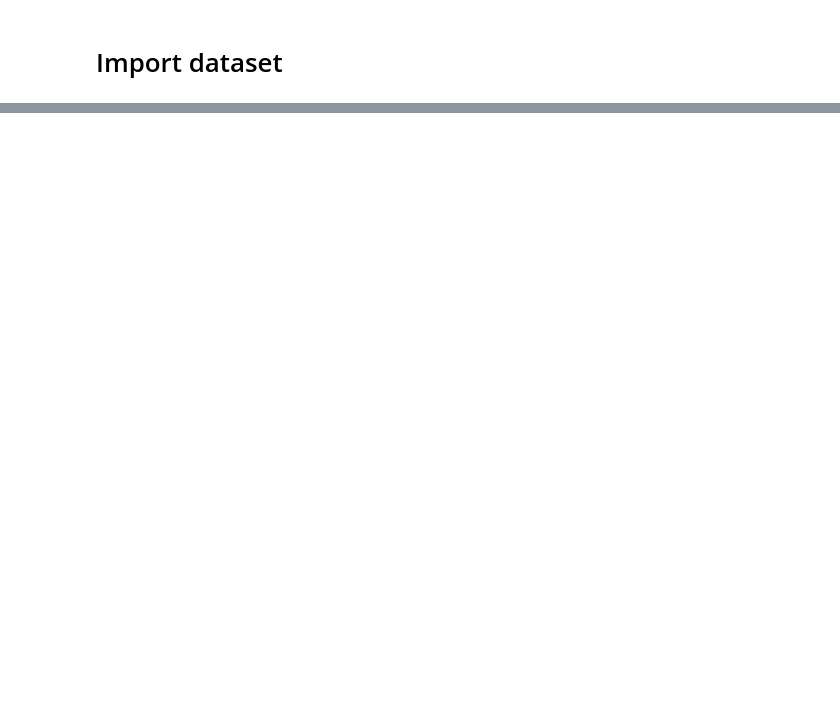
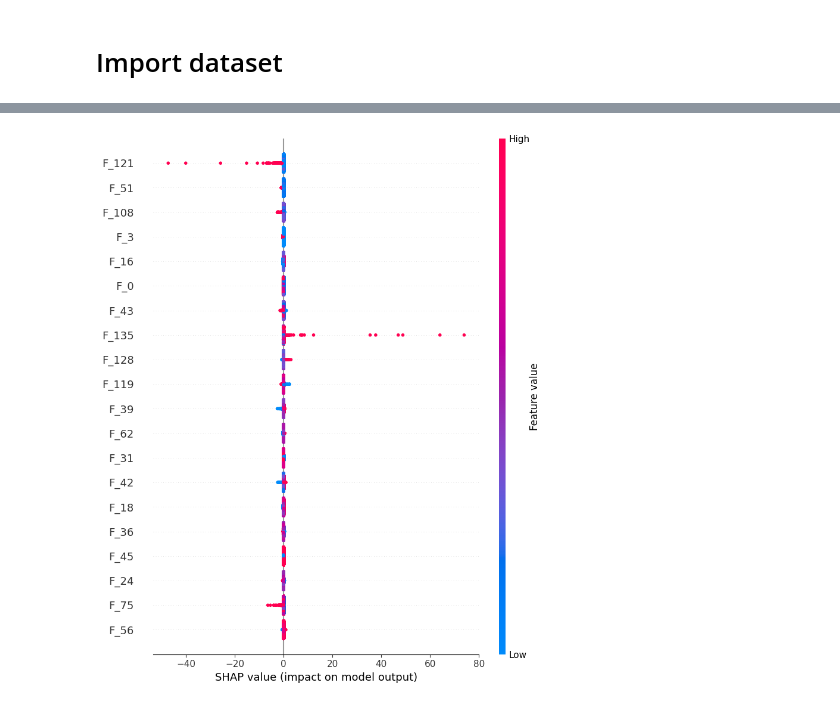
Before and after one commit to cpj97/MDS_thesis, a Jupyter notebook: Code/regularization.ipynb, the cells around one changed output, grey strips where cells are left out. Drawn from its saved outputs; the diff is of its cells as text; code cells hidden in the pictures; blank space fills up the shorter version.

```diff
--- a/Code/regularization.ipynb
+++ b/Code/regularization.ipynb
@@ -123,0 +558,17 @@ for epoch in range(num_epochs):
+# %%
+import zipfile
+import os
+
+# Define file names
+csv_filename = "../final_df.csv"
+zip_filename = "../final_df.zip"
+
+# Extract the CSV file from the ZIP
+with zipfile.ZipFile(zip_filename, 'r') as zipf:
+    zipf.extract(csv_filename)
+
+# Read the CSV file into a DataFrame
+final_df = pd.read_csv("final_df.csv")
+
+# Delete the extracted CSV file after reading
+os.remove("final_df.csv")
@@ -123,0 +745,29 @@ for epoch in range(num_epochs):
+# %%
+import shap
+import matplotlib.pyplot as plt
+from sklearn.linear_model import Lasso
+
+# Extract feature names correctly
+if isinstance(X1, pd.DataFrame):
+    feature_names = poly.get_feature_names_out(input_features=X1.columns)
+else:
+    feature_names = [f"F_{i}" for i in range(X_interactions.shape[1])]
+
+# Ensure Model is on GPU
+model = LassoRegression(X_train_tensor1.shape[1], l1_lambda=best_lambda).to(device)
+
+# Define function for SHAP to make predictions
+def model_predict(X_numpy):
+    X_tensor = torch.tensor(X_numpy, dtype=torch.float32).to(device)  # Convert to PyTorch tensor
+    return model(X_tensor).detach().cpu().numpy()  # Get predictions
+
+# Check if it works
+test_pred = model_predict(X_train1)  # Try predicting a few samples
+
+# Create SHAP Explainer
+explainer = shap.Explainer(model_predict, X_train1)
+
+# Compute SHAP Values
+shap_values = explainer(X_train1)
+# %% [output]
+[figure, added]
```
Also changed, not shown: parts of 28 cells of this notebook.
